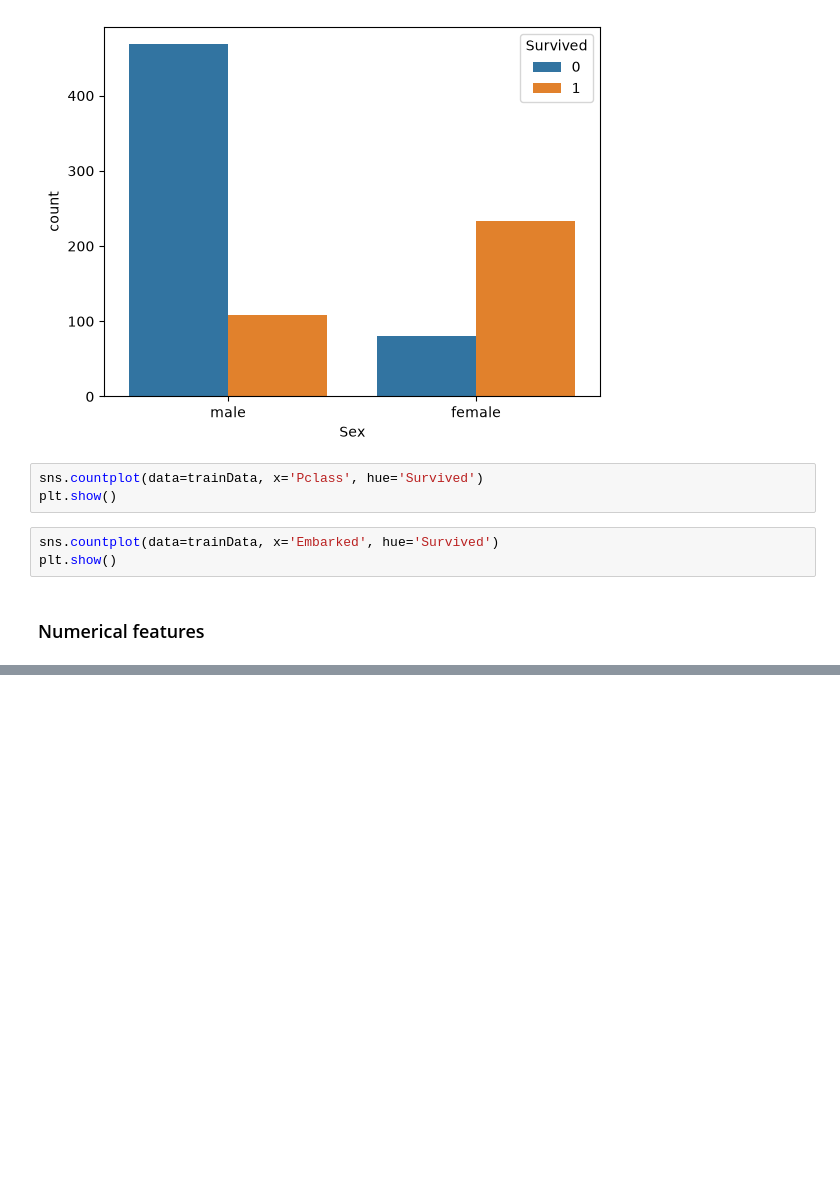
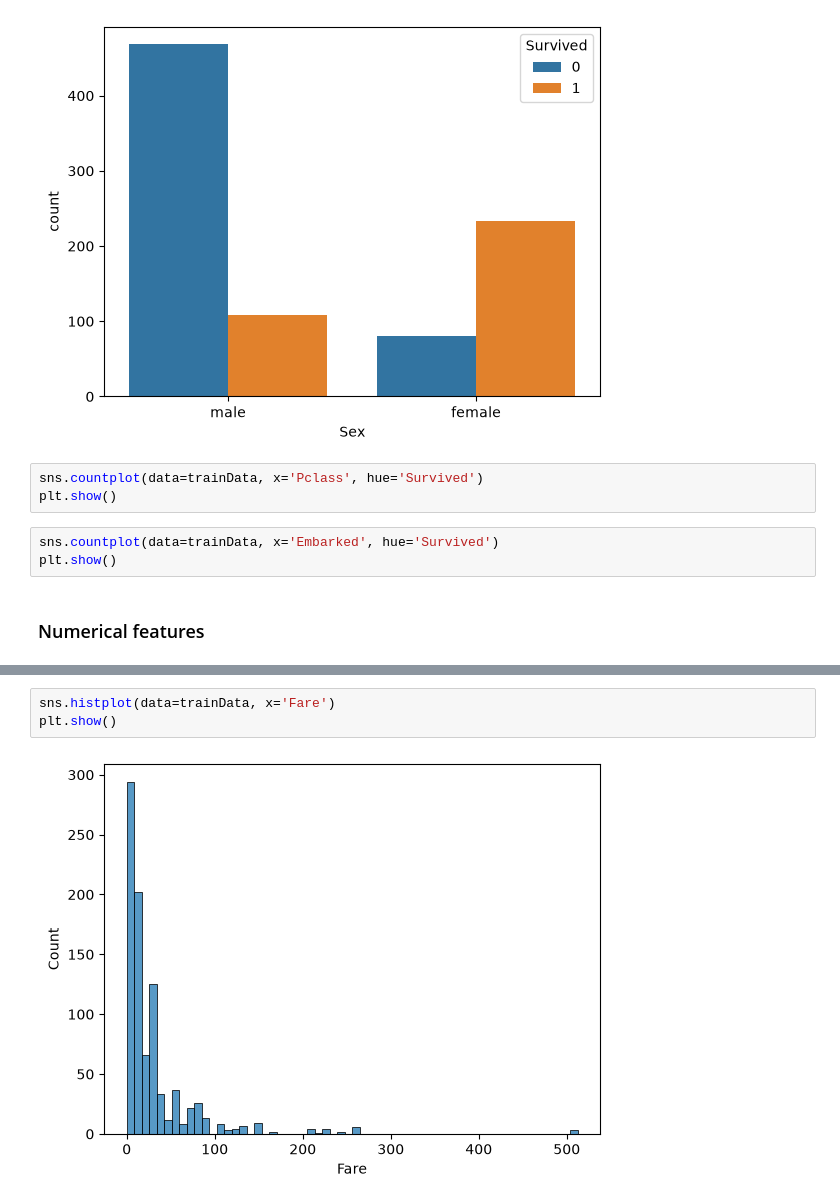
Before and after one commit to javierdp04/titanic-kaggle, a Jupyter notebook: src/dataExploration/EDA.ipynb, the cells around one changed output, grey strips where cells are left out. Cells and saved outputs as stored; diff of their text form; blank space fills up the shorter version.

```diff
--- a/src/dataExploration/EDA.ipynb
+++ b/src/dataExploration/EDA.ipynb
@@ -114,0 +115,5 @@ plt.show()
+# %%
+sns.histplot(data=trainData, x='Fare')
+plt.show()
+# %% [output]
+[figure, added]
```
Also changed, not shown: parts of 1 cell of this notebook, 2 other files.
